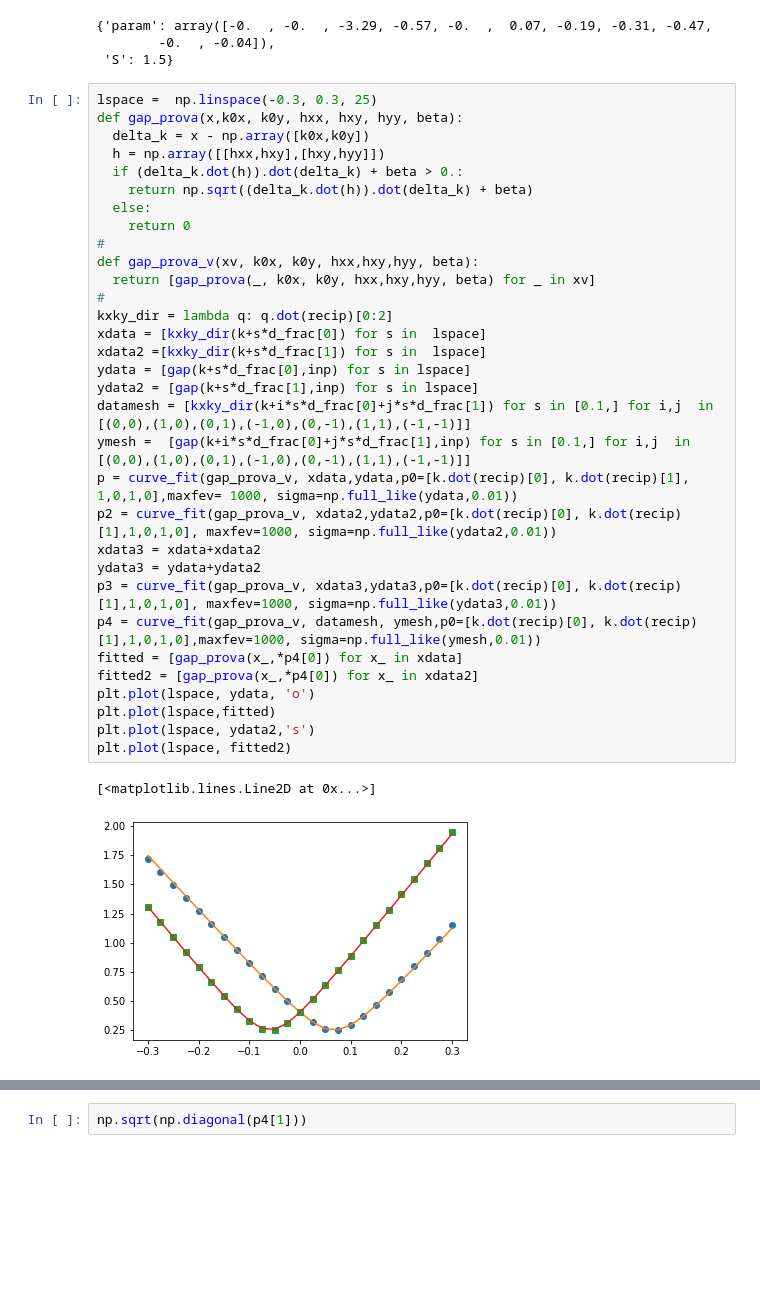
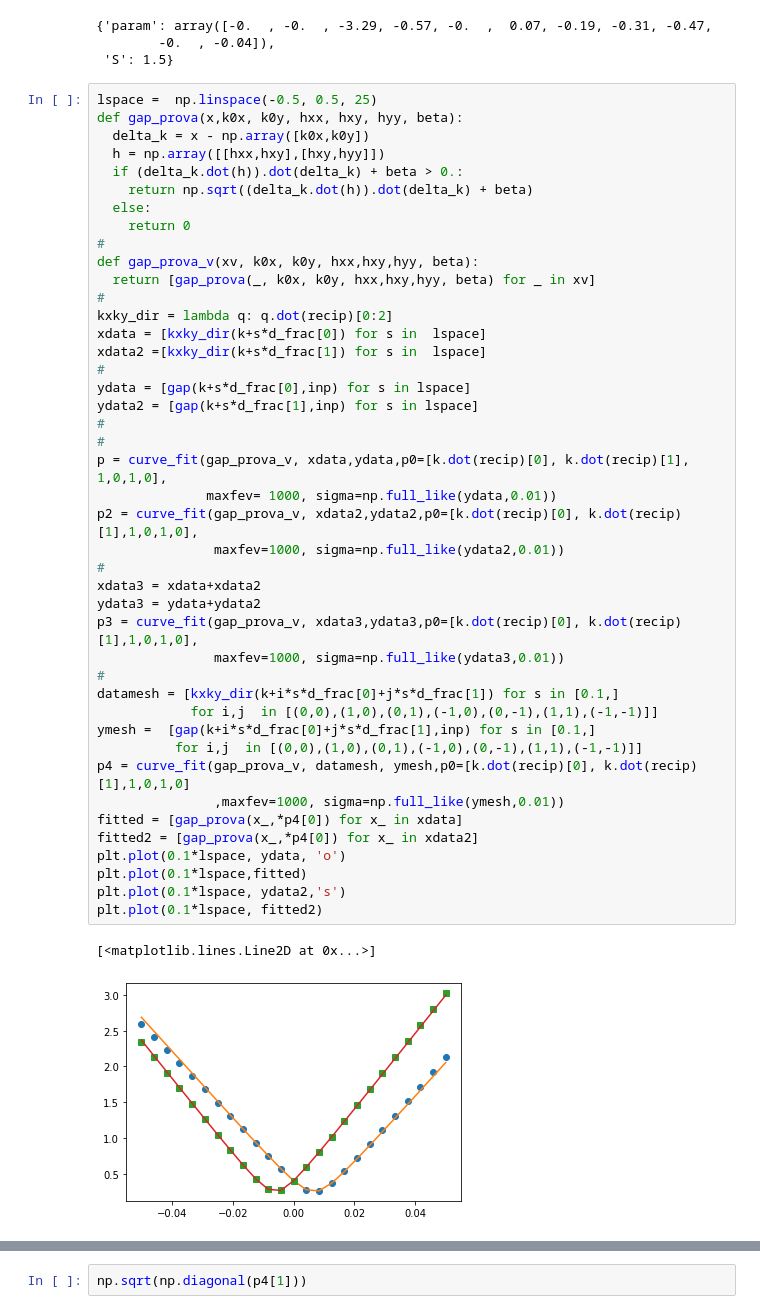
Before and after one commit to pietrodelugas/plot_tommaso, a Jupyter notebook: note_book_prova1.ipynb, the cells around one changed output, grey strips where cells are left out. Cells and saved outputs as stored; diff of their text form; blank space fills up the shorter version.

```diff
--- a/note_book_prova1.ipynb
+++ b/note_book_prova1.ipynb
@@ -284,40 +275,51 @@ inp
         -0.  , -0.04]),
  'S': 1.5}
 # %%
-lspace =  np.linspace(-0.3, 0.3, 25)
+lspace =  np.linspace(-0.5, 0.5, 25)
 def gap_prova(x,k0x, k0y, hxx, hxy, hyy, beta):
   delta_k = x - np.array([k0x,k0y])
   h = np.array([[hxx,hxy],[hxy,hyy]])
   if (delta_k.dot(h)).dot(delta_k) + beta > 0.:
     return np.sqrt((delta_k.dot(h)).dot(delta_k) + beta)
   else:
     return 0
 #
 def gap_prova_v(xv, k0x, k0y, hxx,hxy,hyy, beta):
   return [gap_prova(_, k0x, k0y, hxx,hxy,hyy, beta) for _ in xv]
 #
 kxky_dir = lambda q: q.dot(recip)[0:2]
 xdata = [kxky_dir(k+s*d_frac[0]) for s in  lspace]
 xdata2 =[kxky_dir(k+s*d_frac[1]) for s in  lspace]
+#
 ydata = [gap(k+s*d_frac[0],inp) for s in lspace]
 ydata2 = [gap(k+s*d_frac[1],inp) for s in lspace]
-datamesh = [kxky_dir(k+i*s*d_frac[0]+j*s*d_frac[1]) for s in [0.1,] for i,j  in [(0,0),(1,0),(0,1),(-1,0),(0,-1),(1,1),(-1,-1)]]
-ymesh =  [gap(k+i*s*d_frac[0]+j*s*d_frac[1],inp) for s in [0.1,] for i,j  in [(0,0),(1,0),(0,1),(-1,0),(0,-1),(1,1),(-1,-1)]]
-p = curve_fit(gap_prova_v, xdata,ydata,p0=[k.dot(recip)[0], k.dot(recip)[1],   1,0,1,0],maxfev= 1000, sigma=np.full_like(ydata,0.01))
-p2 = curve_fit(gap_prova_v, xdata2,ydata2,p0=[k.dot(recip)[0], k.dot(recip)[1],1,0,1,0], maxfev=1000, sigma=np.full_like(ydata2,0.01))
+#
+#
+p = curve_fit(gap_prova_v, xdata,ydata,p0=[k.dot(recip)[0], k.dot(recip)[1],   1,0,1,0],
+              maxfev= 1000, sigma=np.full_like(ydata,0.01))
+p2 = curve_fit(gap_prova_v, xdata2,ydata2,p0=[k.dot(recip)[0], k.dot(recip)[1],1,0,1,0],
+               maxfev=1000, sigma=np.full_like(ydata2,0.01))
+#
 xdata3 = xdata+xdata2
 ydata3 = ydata+ydata2
-p3 = curve_fit(gap_prova_v, xdata3,ydata3,p0=[k.dot(recip)[0], k.dot(recip)[1],1,0,1,0], maxfev=1000, sigma=np.full_like(ydata3,0.01))
-p4 = curve_fit(gap_prova_v, datamesh, ymesh,p0=[k.dot(recip)[0], k.dot(recip)[1],1,0,1,0],maxfev=1000, sigma=np.full_like(ymesh,0.01))
+p3 = curve_fit(gap_prova_v, xdata3,ydata3,p0=[k.dot(recip)[0], k.dot(recip)[1],1,0,1,0],
+               maxfev=1000, sigma=np.full_like(ydata3,0.01))
+#
+datamesh = [kxky_dir(k+i*s*d_frac[0]+j*s*d_frac[1]) for s in [0.1,]
+            for i,j  in [(0,0),(1,0),(0,1),(-1,0),(0,-1),(1,1),(-1,-1)]]
+ymesh =  [gap(k+i*s*d_frac[0]+j*s*d_frac[1],inp) for s in [0.1,]
+          for i,j  in [(0,0),(1,0),(0,1),(-1,0),(0,-1),(1,1),(-1,-1)]]
+p4 = curve_fit(gap_prova_v, datamesh, ymesh,p0=[k.dot(recip)[0], k.dot(recip)[1],1,0,1,0]
+               ,maxfev=1000, sigma=np.full_like(ymesh,0.01))
 fitted = [gap_prova(x_,*p4[0]) for x_ in xdata]
 fitted2 = [gap_prova(x_,*p4[0]) for x_ in xdata2]
-plt.plot(lspace, ydata, 'o')
-plt.plot(lspace,fitted)
-plt.plot(lspace, ydata2,'s')
-plt.plot(lspace, fitted2)
+plt.plot(0.1*lspace, ydata, 'o')
+plt.plot(0.1*lspace,fitted)
+plt.plot(0.1*lspace, ydata2,'s')
+plt.plot(0.1*lspace, fitted2)
 # %% [output]
 [<matplotlib.lines.Line2D at 0x...>]
-[figure, old version]
+[figure, new version]
 # %%
 p[0],p2[0],p3[0],p4[0], k.dot(recip)[0:2]
 # %% [output]
```
Also changed, not shown: parts of 25 cells of this notebook.
